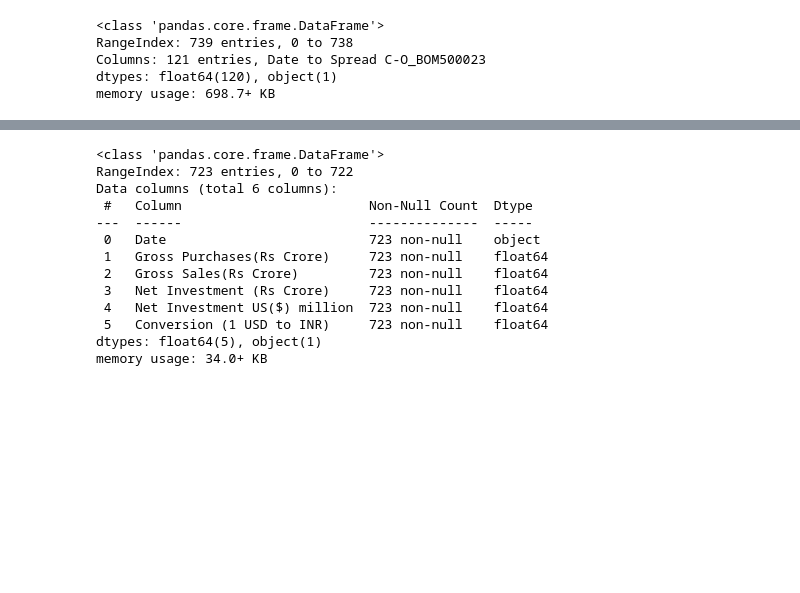
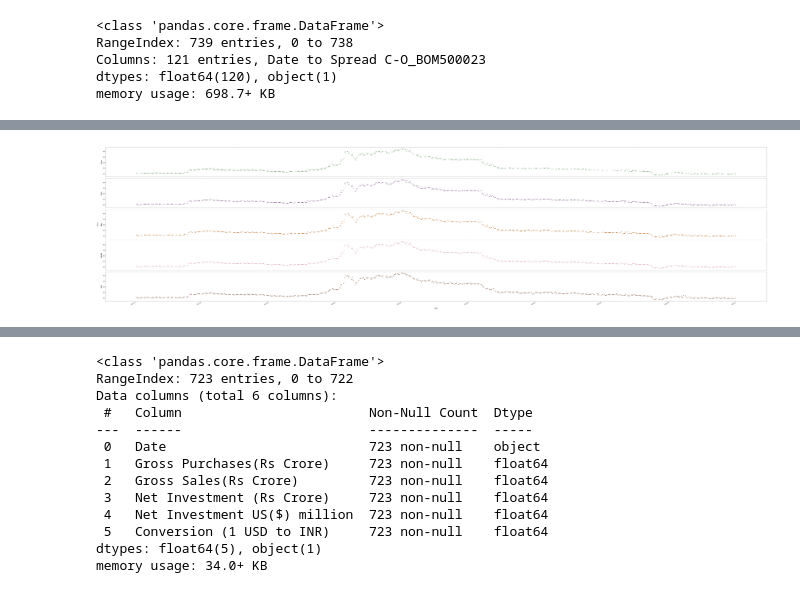
Before and after one commit to santoshgurujula/Springboard, a Jupyter notebook: DataWrangling.ipynb, the cells around one changed output, grey strips where cells are left out. Drawn from its saved outputs; the diff is of its cells as text; code cells hidden in the pictures; blank space fills up the shorter version.

```diff
--- a/DataWrangling.ipynb
+++ b/DataWrangling.ipynb
@@ -301,5 +301,5 @@ share_price_pivot_df[share_price_pivot_df.Open_BOM500023.isna()]
 133 rows × 121 columns
 # %%
 #Forward fill NaN value with previous row value
-share_price_pivot_df.ffill(axis=0,inplace=True)
+share_price_ffill_df=share_price_pivot_df.ffill(axis=0,inplace=False)
 # %%
@@ -314,5 +314,5 @@ memory usage: 698.7+ KB
 # Still there is one NaN value, which is first row
 # Use Backward fill to fill NaN value with Next day value
 # %%
-share_price_pivot_df.bfill(axis=0,inplace=True)
+share_price_bfill_df=share_price_pivot_df.bfill(axis=0,inplace=False)
 # %%
@@ -339,0 +326,3 @@ share_price_pivot_df.describe()
+# %%
+#user interpolate linear method to replace NaN values
+share_price_linear_df=share_price_pivot_df.interpolate(method='linear')
@@ -339,0 +337,4 @@ share_price_pivot_df.describe()
+# %%
+#user interpolate polynomial method to replace NaN values
+share_price_poly_df=share_price_pivot_df.interpolate(method='spline',order=2)
+share_price_poly_df.info()
@@ -339,0 +353,78 @@ share_price_pivot_df.describe()
+# %%
+#Plot  stock
+# Setting figure properties
+params = {'legend.fontsize' : 'large',
+         'figure.figsize': (80,20),
+         'axes.labelsize': 'large',
+         'xtick.labelsize': 'medium',
+         'ytick.labelsize': 'medium'}
+plt.rcParams.update(params)
+
+# Generate colors using nices seaborn color palette
+colors = {"BOM500023": sns.color_palette("Set1", n_colors=8, desat=.5)[2],\
+          "BOM500023_FFILL": sns.color_palette("Set1", n_colors=8, desat=.5)[3],\
+          "BOM500023_BFILL": sns.color_palette("Set1", n_colors=8, desat=.5)[4],\
+          "BOM500023_LINEAR": sns.color_palette("Set1", n_colors=8, desat=.5)[7],\
+          "BOM500023_POLY": sns.color_palette("Set1", n_colors=8, desat=.5)[6]}
+#add 2 subplots, 1 for original file and another for Pivot
+fig, ax = plt.subplots(5)
+
+BOM500023_df=pd.read_csv('BOM500023.csv')
+BOM500023_ffill_df=share_price_ffill_df[[i for i in share_price_ffill_df.columns if i=='Date' or 'BOM500023' in i]]
+BOM500023_bfill_df=share_price_bfill_df[[i for i in share_price_bfill_df.columns if i=='Date' or 'BOM500023' in i]]
+BOM500023_linear_df=share_price_linear_df[[i for i in share_price_linear_df.columns if i=='Date' or 'BOM500023' in i]]
+BOM500023_poly_df=share_price_poly_df[[i for i in share_price_poly_df.columns if i=='Date' or 'BOM500023' in i]]
+#Plot WAP against Date from original file
+ax[0].scatter(pd.DatetimeIndex(BOM500023_df['Date']),
+               BOM500023_df['Close'],
+               color=colors['BOM500023'],
+               s=15)
+#Plot WAP against Date from ffile df
+ax[1].scatter(pd.DatetimeIndex(BOM500023_ffill_df['Date']),
+               BOM500023_ffill_df['Close_BOM500023'],
+               color=colors['BOM500023_FFILL'],
+               s=15)
+
+ax[2].scatter(pd.DatetimeIndex(BOM500023_bfill_df['Date']),
+               BOM500023_bfill_df['Close_BOM500023'],
+               color=colors['BOM500023_BFILL'],
+               s=15)
+
+
+ax[3].scatter(pd.DatetimeIndex(BOM500023_linear_df['Date']),
+               BOM500023_linear_df['Close_BOM500023'],
+               color=colors['BOM500023_LINEAR'],
+               s=15)
+
+
+ax[4].scatter(pd.DatetimeIndex(BOM500023_poly_df['Date']),
+               BOM500023_poly_df['WAP_BOM500023'],
+               color=colors['BOM500023_POLY'],
+               s=15)
+
+ax[0].set_ylabel("Close")
+ax[1].set_ylabel("FFILL")
+ax[2].set_ylabel("BFILL")
+ax[3].set_ylabel("LINEAR")
+ax[4].set_ylabel("POLY")
+
+# Format x-axis to properly displays dates
+fig.autofmt_xdate()
+#ax[0:4].set_xlim(min(pd.DatetimeIndex(BOM500023_poly_df['Date'])), max(pd.DatetimeIndex(BOM500023_poly_df['Date'])))
+#ax.set_ylim([-0.1, 1.1])
+
+# Adding another subplot in order to have common y-label
+fig.add_subplot(111, frameon=False)
+# hide tick and tick label of the common axes
+plt.tick_params(labelcolor='none', top='off', bottom='off', left='off', right='off')
+plt.grid(False)
+
+plt.xlabel('Date', labelpad=40)
+plt.ylabel('Close', labelpad=40)
+
+plt.tight_layout()
+plt.savefig('fig2.png')
+plt.show()
+plt.close()
+# %% [output]
+[figure, added]
```
Also changed, not shown: parts of 12 cells of this notebook.
